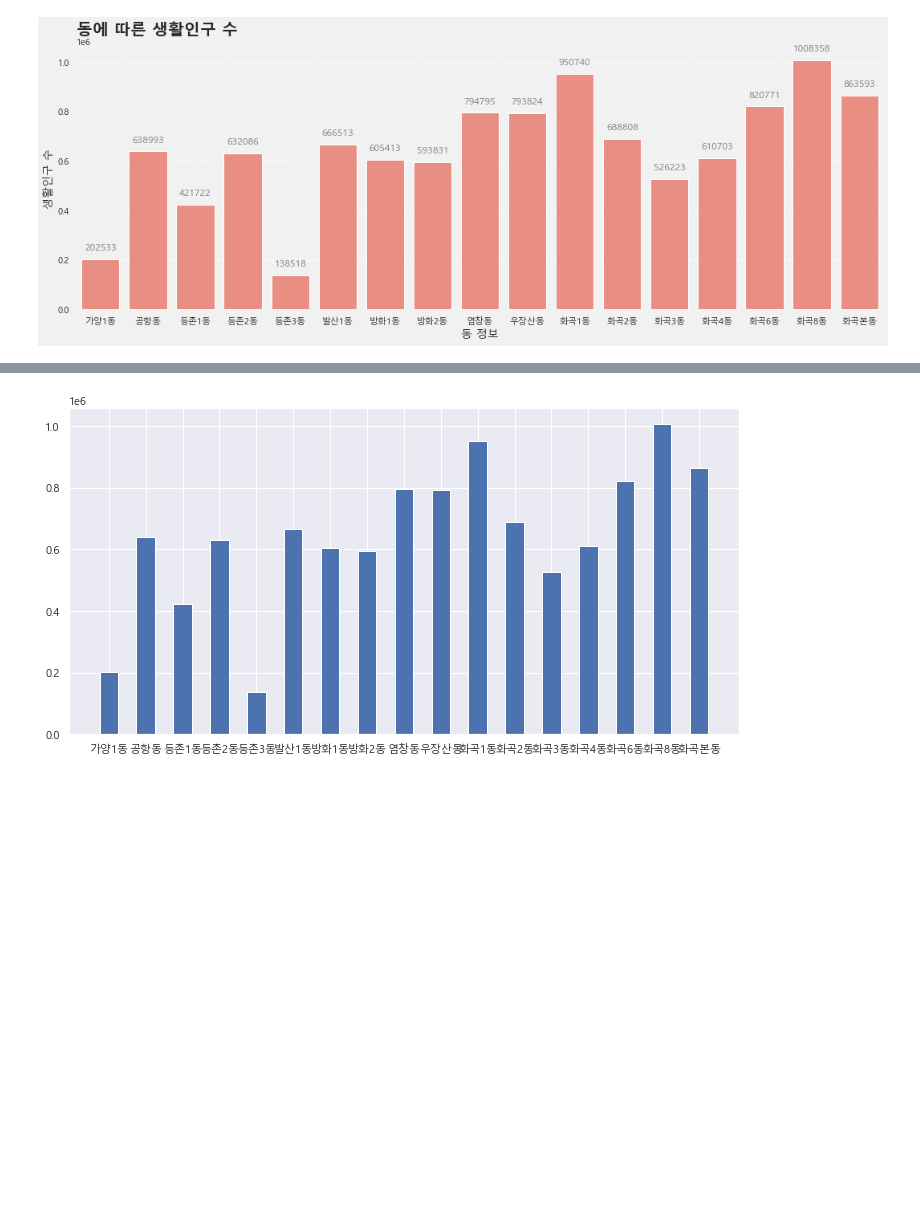
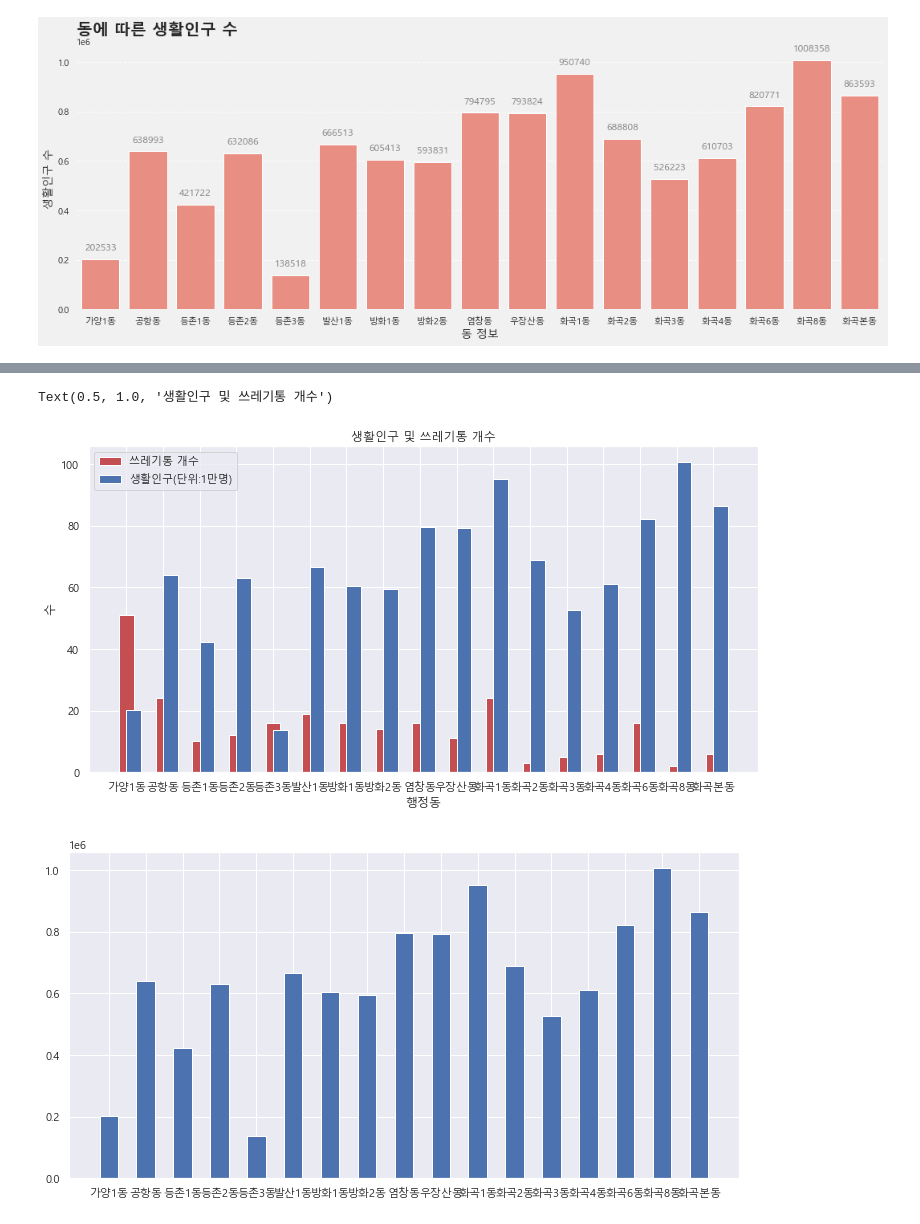
Before and after one commit to rootofdata/Sidewalk-Trash-Bins_CCTV, a Jupyter notebook: (시각화)가로쓰레기통_생활인구.ipynb, the cells around one changed output, grey strips where cells are left out. Saved outputs shown, nothing was run; the diff lists cells and outputs as text; code cells hidden in the pictures; blank space fills up the shorter version.

```diff
--- a/(시각화)가로쓰레기통_생활인구.ipynb
+++ b/(시각화)가로쓰레기통_생활인구.ipynb
@@ -255,0 +242,3 @@ plt.show()
+# %%
+last_df['총_생활인구_수[단위:1만명]']=last_df['총_생활인구_수']/10000
+last_df
@@ -256 +264,17 @@ plt.show()
+# %%
+import numpy
+from matplotlib import pyplot
+fig,ax=plt.subplots(figsize=(12,6))
+x=numpy.arange(len(last_df['동 정보']))
+
+pyplot.bar(x-0.0,last_df['개수'],color='r',label='쓰레기통 개수',width=0.4)
+pyplot.bar(x+0.2,last_df['총_생활인구_수[단위:1만명]'],label='생활인구(단위:1만명)',color='b',width=0.4)
+pyplot.xticks(x,last_df['동 정보'])
+pyplot.legend()
+pyplot.xlabel('행정동')
+pyplot.ylabel('수')
+pyplot.title('생활인구 및 쓰레기통 개수')
+# %% [output]
+Text(0.5, 1.0, '생활인구 및 쓰레기통 개수')
+[figure, added]
 # %%
```
Also changed, not shown: parts of 5 cells of this notebook, 2 other files.
